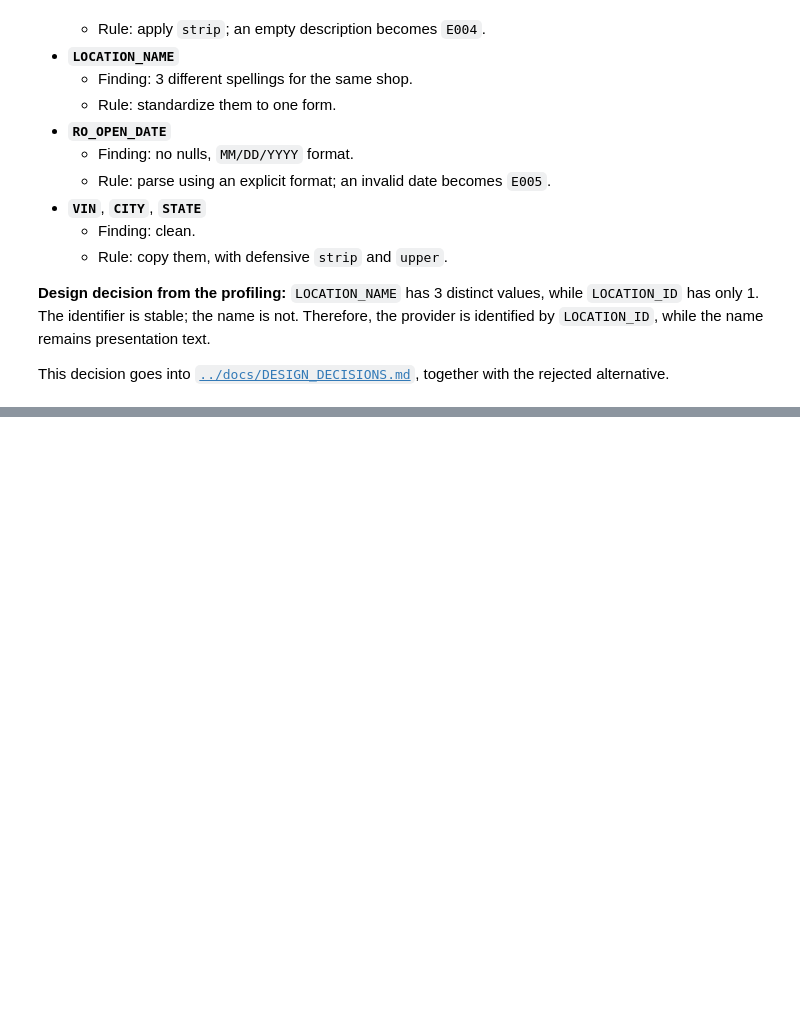
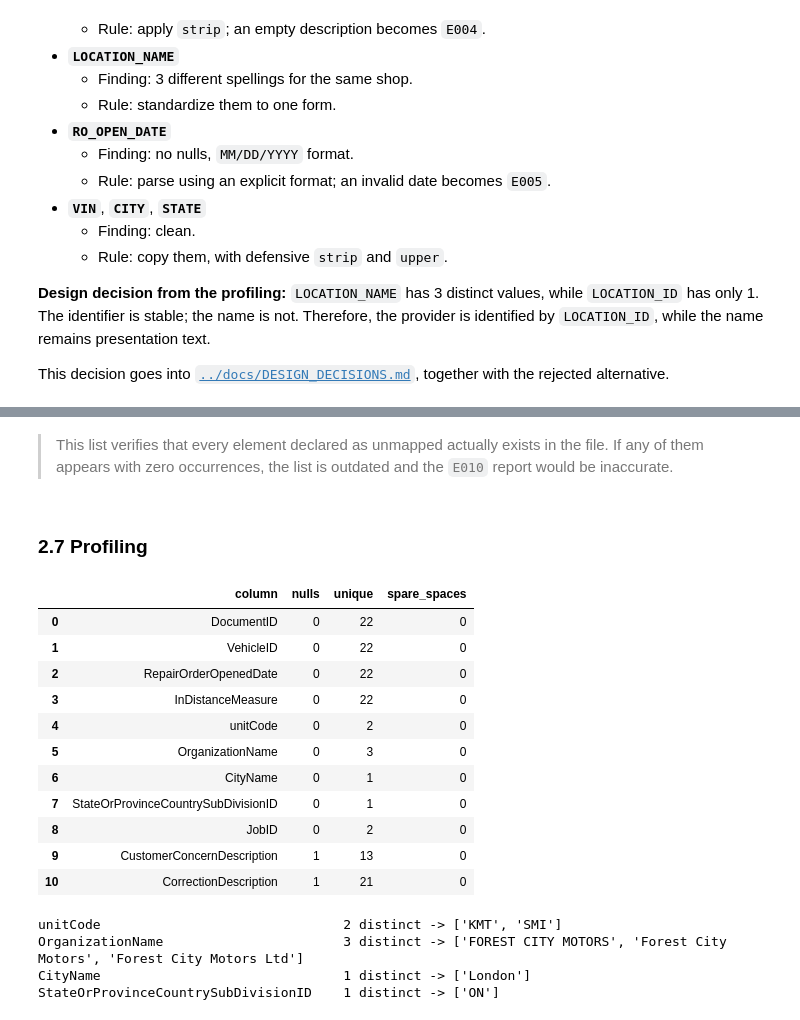
Before and after one commit to renteria-luis/automotive-data-mapper, a Jupyter notebook: notebooks/01_sources.ipynb, the cells around one changed output, grey strips where cells are left out. Cells and saved outputs as stored; diff of their text form; code cells hidden in the pictures; blank space fills up the shorter version.

Commit message:
docs: add XML feed profiling and mapping decisions

```diff
--- a/notebooks/01_sources.ipynb
+++ b/notebooks/01_sources.ipynb
@@ -311,0 +463,37 @@ This decision goes into [`../docs/DESIGN_DECISIONS.md`](../docs/DESIGN_DECISIONS
+# %%
+def text(el, path: str) -> str | None:
+    """Stripped text at path, or None when the element is absent or empty."""
+    found = el.find(path, NS)
+    if found is None or found.text is None:
+        return None
+    return found.text.strip() or None
+
+
+rows = []
+for order in orders:
+    distance = order.find(".//star:InDistanceMeasure", NS)
+    header = {
+        "DocumentID": text(order, ".//star:DocumentID"),
+        "VehicleID": text(order, ".//star:VehicleID"),
+        "RepairOrderOpenedDate": text(order, ".//star:RepairOrderOpenedDate"),
+        "InDistanceMeasure": distance.text.strip() if distance is not None else None,
+        "unitCode": distance.get("unitCode") if distance is not None else None,
+        "OrganizationName": text(order, ".//star:OrganizationName"),
+        "CityName": text(order, ".//star:CityName"),
+        "StateOrProvinceCountrySubDivisionID": text(
+            order, ".//star:StateOrProvinceCountrySubDivisionID"
+        ),
+    }
+    for job in order.findall(".//star:Job", NS):
+        rows.append(
+            {
+                **header,
+                "JobID": text(job, "star:JobID"),
+                "CustomerConcernDescription": text(job, "star:CustomerConcernDescription"),
+                "CorrectionDescription": text(job, "star:CorrectionDescription"),
+            }
+        )
+
+dealer_b_raw = pd.DataFrame(rows)
+print(dealer_b_raw.shape)
+dealer_b_raw.head(3)
@@ -311,0 +572,28 @@ This decision goes into [`../docs/DESIGN_DECISIONS.md`](../docs/DESIGN_DECISIONS
+# %% [markdown]
+> This list verifies that every element declared as unmapped actually exists in the file. If any of them appears with zero occurrences, the list is outdated and the `E010` report would be inaccurate.
+# %% [markdown]
+### 2.7 Profiling
+# %%
+profile(dealer_b_raw, list(dealer_b_raw.columns))
+# %% [output]
+|  | column | nulls | unique | spare_spaces |
+| 0 | DocumentID | 0 | 22 | 0 |
+| 1 | VehicleID | 0 | 22 | 0 |
+| 2 | RepairOrderOpenedDate | 0 | 22 | 0 |
+| 3 | InDistanceMeasure | 0 | 22 | 0 |
+| 4 | unitCode | 0 | 2 | 0 |
+| 5 | OrganizationName | 0 | 3 | 0 |
+| 6 | CityName | 0 | 1 | 0 |
+| 7 | StateOrProvinceCountrySubDivisionID | 0 | 1 | 0 |
+| 8 | JobID | 0 | 2 | 0 |
+| 9 | CustomerConcernDescription | 1 | 13 | 0 |
+| 10 | CorrectionDescription | 1 | 21 | 0 |
+# %%
+for c in ['unitCode', 'OrganizationName', 'CityName', 'StateOrProvinceCountrySubDivisionID']:
+    values = sorted(dealer_b_raw[c].dropna().unique().tolist())
+    print(f'{c:38} {len(values)} distinct -> {values}')
+# %% [output]
+unitCode                               2 distinct -> ['KMT', 'SMI']
+OrganizationName                       3 distinct -> ['FOREST CITY MOTORS', 'Forest City Motors', 'Forest City Motors Ltd']
+CityName                               1 distinct -> ['London']
+StateOrProvinceCountrySubDivisionID    1 distinct -> ['ON']
```
Also changed, not shown: parts of 22 cells of this notebook.
